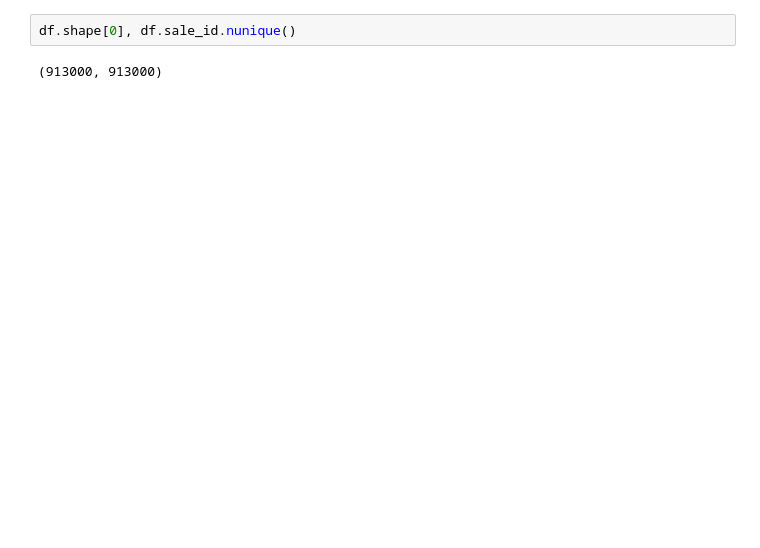
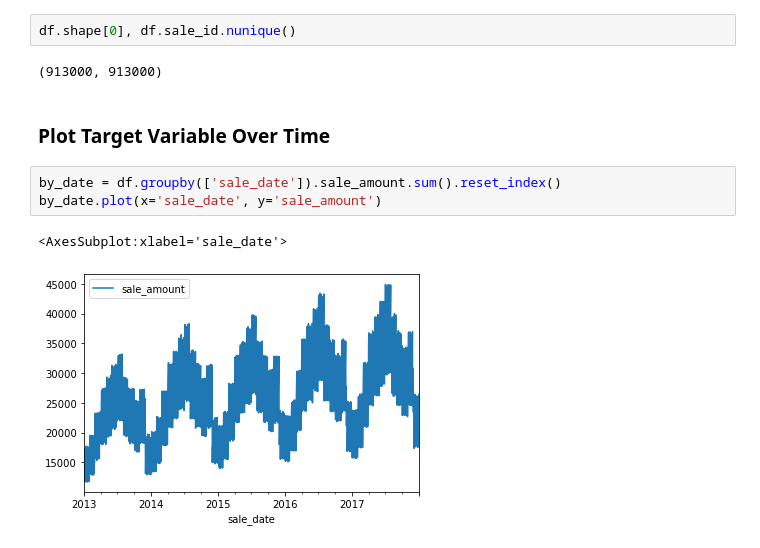
Before and after one commit to KristineCabanela/time-series-exercises, a Jupyter notebook: preparation.ipynb, the cells around one changed output. Saved outputs shown, nothing was run; the diff lists cells and outputs as text; blank space fills up the shorter version.

```diff
--- a/preparation.ipynb
+++ b/preparation.ipynb
@@ -99,3 +97,11 @@ df.head()
 df.shape[0], df.sale_id.nunique()
 # %% [output]
 (913000, 913000)
+# %% [markdown]
+### Plot Target Variable Over Time
+# %%
+by_date = df.groupby(['sale_date']).sale_amount.sum().reset_index()
+by_date.plot(x='sale_date', y='sale_amount')
+# %% [output]
+<AxesSubplot:xlabel='sale_date'>
+[figure, added]
```
Also changed, not shown: parts of 15 cells of this notebook.
